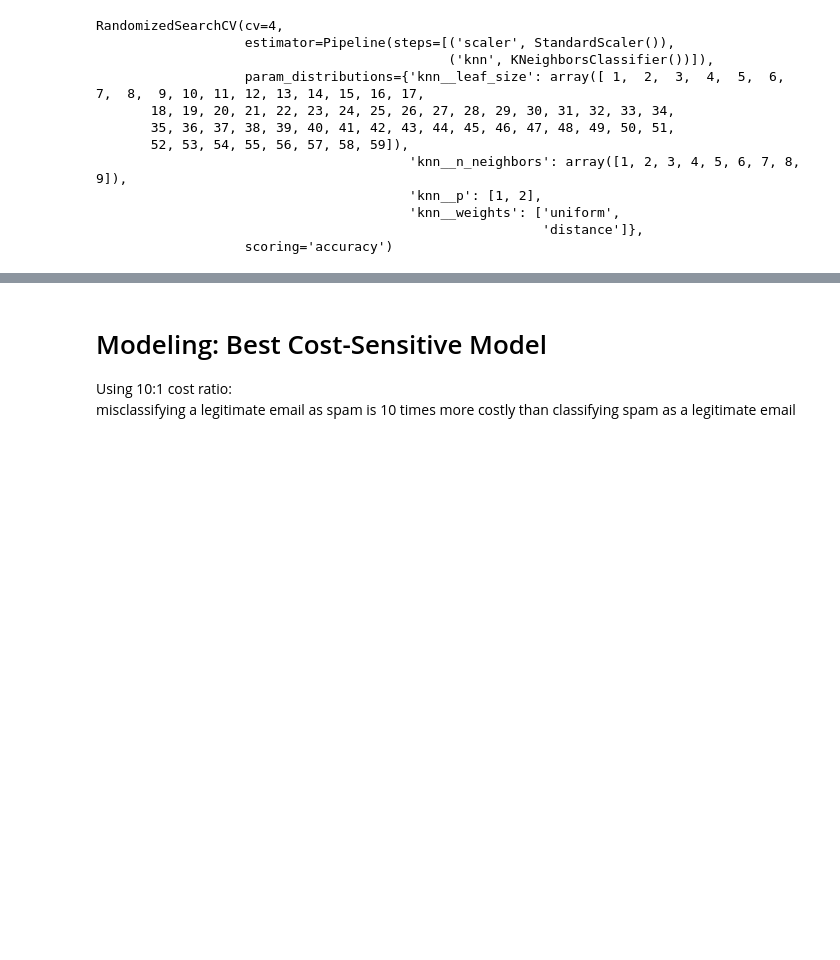
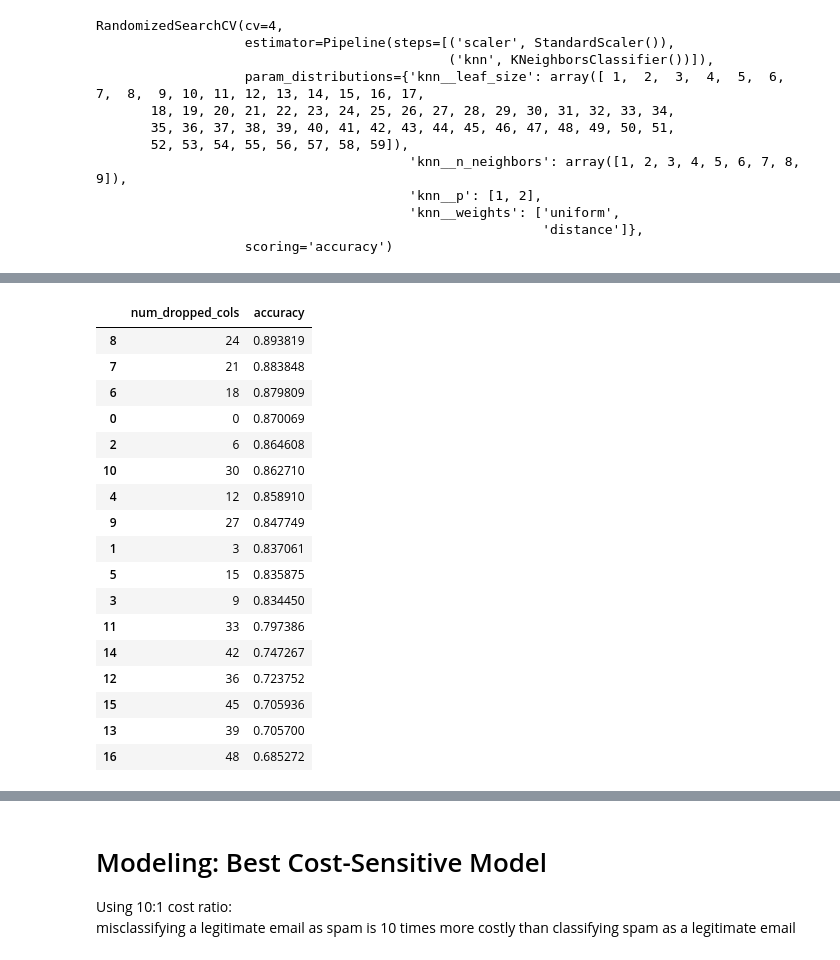
Before and after one commit to jentlapalm/ML_Assignment3, a Jupyter notebook: ML Assignment #3.ipynb, the cells around one changed output, grey strips where cells are left out. Saved outputs shown, nothing was run; the diff lists cells and outputs as text; code cells hidden in the pictures; blank space fills up the shorter version.

```diff
--- a/ML Assignment #3.ipynb
+++ b/ML Assignment #3.ipynb
@@ -393,0 +551,22 @@ While the model performed worse compared to XGBoost, I hope to see if it is usef
+# %%
+# results
+pd.DataFrame(data={'num_dropped_cols': np.arange(0,50,3), 'accuracy': accuracy_list}).sort_values('accuracy', ascending=False)
+# %% [output]
+|  | num_dropped_cols | accuracy |
+| 8 | 24 | 0.893819 |
+| 7 | 21 | 0.883848 |
+| 6 | 18 | 0.879809 |
+| 0 | 0 | 0.870069 |
+| 2 | 6 | 0.864608 |
+| 10 | 30 | 0.862710 |
+| 4 | 12 | 0.858910 |
+| 9 | 27 | 0.847749 |
+| 1 | 3 | 0.837061 |
+| 5 | 15 | 0.835875 |
+| 3 | 9 | 0.834450 |
+| 11 | 33 | 0.797386 |
+| 14 | 42 | 0.747267 |
+| 12 | 36 | 0.723752 |
+| 15 | 45 | 0.705936 |
+| 13 | 39 | 0.705700 |
+| 16 | 48 | 0.685272 |
```
Also changed, not shown: parts of 32 cells of this notebook.
